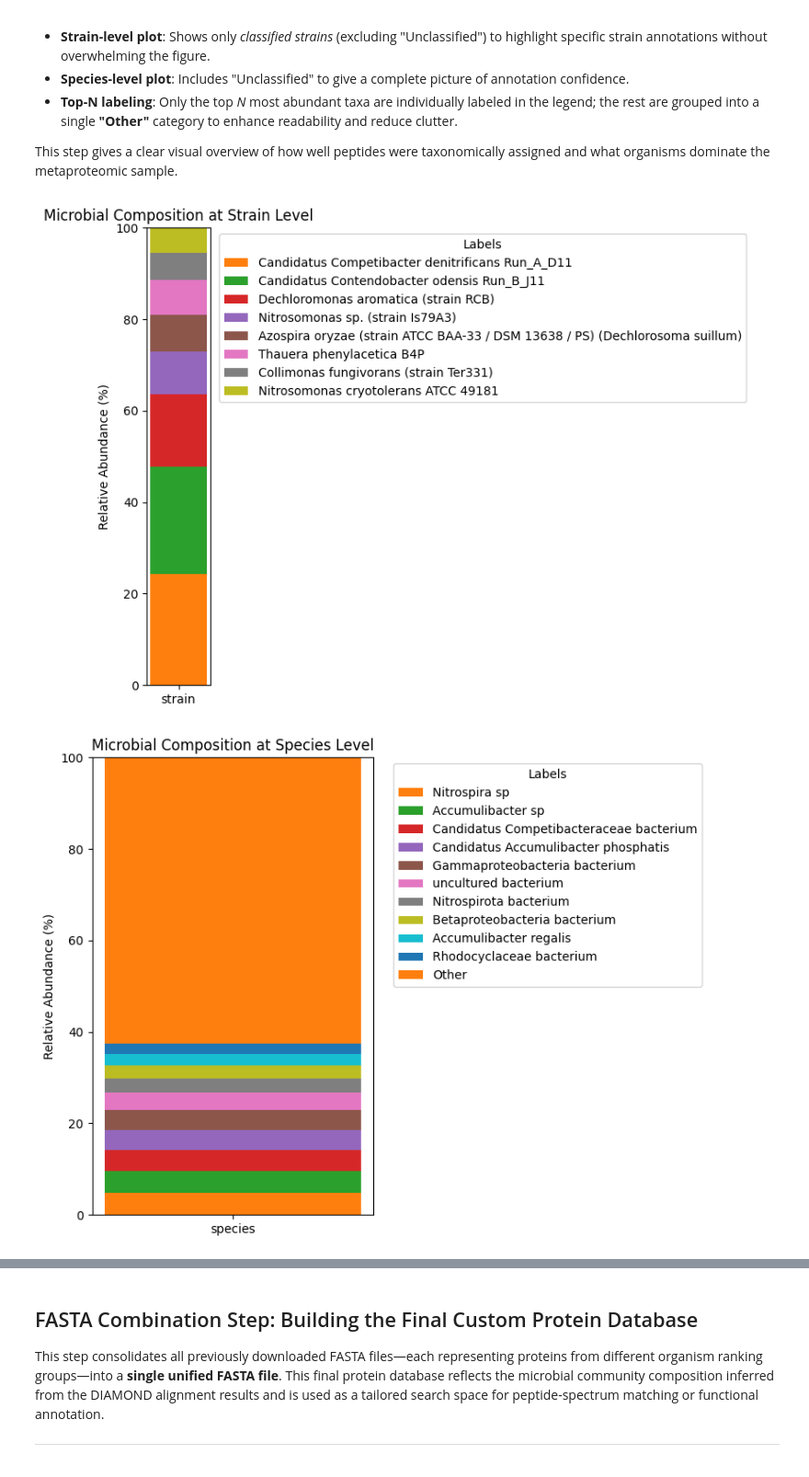
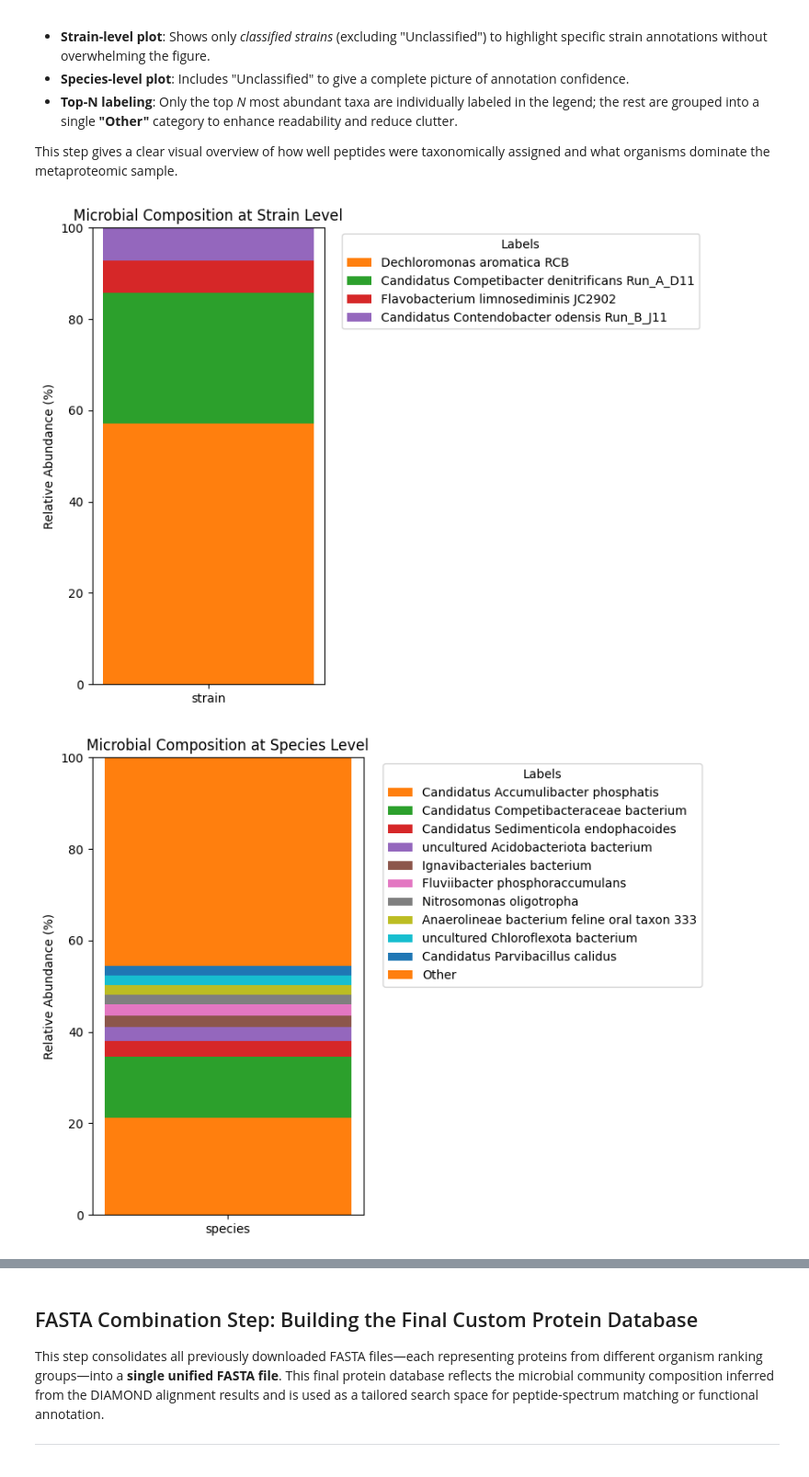
Before and after one commit to Asciilator/Peptide_identification_with_custom_database, a Jupyter notebook: pipelines/pipeline_diamond_improved.ipynb, the cells around one changed output, grey strips where cells are left out. Shown: that part at 92% size. Saved outputs shown, nothing was run; the diff lists cells and outputs as text; code cells hidden in the pictures.

Commit message:
Included lca fetching step and some other improvements in diamond pipeline

```diff
--- a/pipelines/pipeline_diamond_improved.ipynb
+++ b/pipelines/pipeline_diamond_improved.ipynb
@@ -853,22 +924,0 @@ This step improves the biological relevance of the annotations while preserving
-# %%
-import pandas as pd
-
-# === 1. Load annotated DIAMOND DataFrame ===
-file_path = "Diamond_alignments/diamond_df_rank_annotated.csv"
-df = pd.read_csv(file_path)
-
-# === 2. Fix ranks where 'strain' is in organism name but rank is 'not_found' ===
-# We'll use `.apply()` to evaluate each row individually
-df["taxonomy_rank"] = df.apply(
-    lambda row: "strain"
-    if (row["taxonomy_rank"] == "not_found" and "strain" in str(row["organism"]).lower())
-    else row["taxonomy_rank"],
-    axis=1
-)
-
-# === 3. Save the corrected file ===
-output_path = "Diamond_alignments/diamond_df_rank_annotated_fixed.csv"
-df.to_csv(output_path, index=False)
-
-print("Taxonomy rank fix applied.")
-print(f"Updated DataFrame saved to: {output_path}")
@@ -898,7 +967,7 @@ import pandas as pd
 import matplotlib.pyplot as plt
 
 # === Load your final annotated DIAMOND result with taxonomy ===
-df_path = "Diamond_alignments/diamond_df_rank_annotated_fixed.csv"
+df_path = output_path
 df = pd.read_csv(df_path)
 
 # === CONFIG ===
@@ -920,45 +989,45 @@ def plot_composition(df, target_rank, top_n=10):
 
     if target_rank == "strain":
         # Include only peptides annotated to specific strains
-        df_copy = df_copy[df_copy["taxonomy_rank"] == "strain"]
-        df_copy = df_copy[df_copy["organism"].notna() & (df_copy["organism"] != "Unclassified")]
+        df_copy = df_copy[df_copy["lca_rank"] == "strain"]
+        df_copy = df_copy[df_copy["lca_taxon_name"].notna() & (df_copy["lca_taxon_name"] != "Unclassified")]
     else:
         # For species-level and others: allow all, including "Unclassified"
-        df_copy["organism"] = df_copy["organism"].fillna("Unclassified").replace("NA", "Unclassified")
+        df_copy["lca_taxon_name"] = df_copy["lca_taxon_name"].fillna("Unclassified").replace("NA", "Unclassified")
 
     # === Count peptide hits per organism and compute relative abundance ===
-    counts = df_copy["organism"].value_counts()
+    counts = df_copy["lca_taxon_name"].value_counts()
     total = counts.sum()
     proportions = (counts / total * 100).sort_values(ascending=False)
 
     # === Keep top N most abundant organisms, group the rest under "Other" ===
     top_labels = proportions.head(top_n)
     others = proportions.iloc[top_n:]
     if not others.empty:
         top_labels["Other"] = others.sum()
 
     # === Plot single stacked bar ===
     fig, ax = plt.subplots(figsize=(8, 6))
     ax.bar([target_rank], top_labels.values, bottom=0)
 
     bottom = 0
     for label, value in top_labels.items():
         # Each taxon contributes a portion of the stacked bar
         ax.bar(target_rank, value, bottom=bottom, label=label)
         bottom += value
 
     # === Final formatting ===
     ax.set_title(f"Microbial Composition at {target_rank.capitalize()} Level")
     ax.set_ylabel("Relative Abundance (%)")
     ax.set_ylim(0, 100)
     ax.legend(title="Labels", bbox_to_anchor=(1.05, 1), loc='upper left')
     plt.tight_layout()
     plt.show()
 
 # === Run the function for both strain and species level ===
 plot_composition(df, target_rank="strain", top_n=TOP_N)
 plot_composition(df, target_rank="species", top_n=TOP_N)
 # %% [output]
-[figure, old version]
+[figure, new version]
-[figure, old version]
+[figure, new version]
 # %% [markdown]
```
Also changed, not shown: parts of 21 cells of this notebook.
